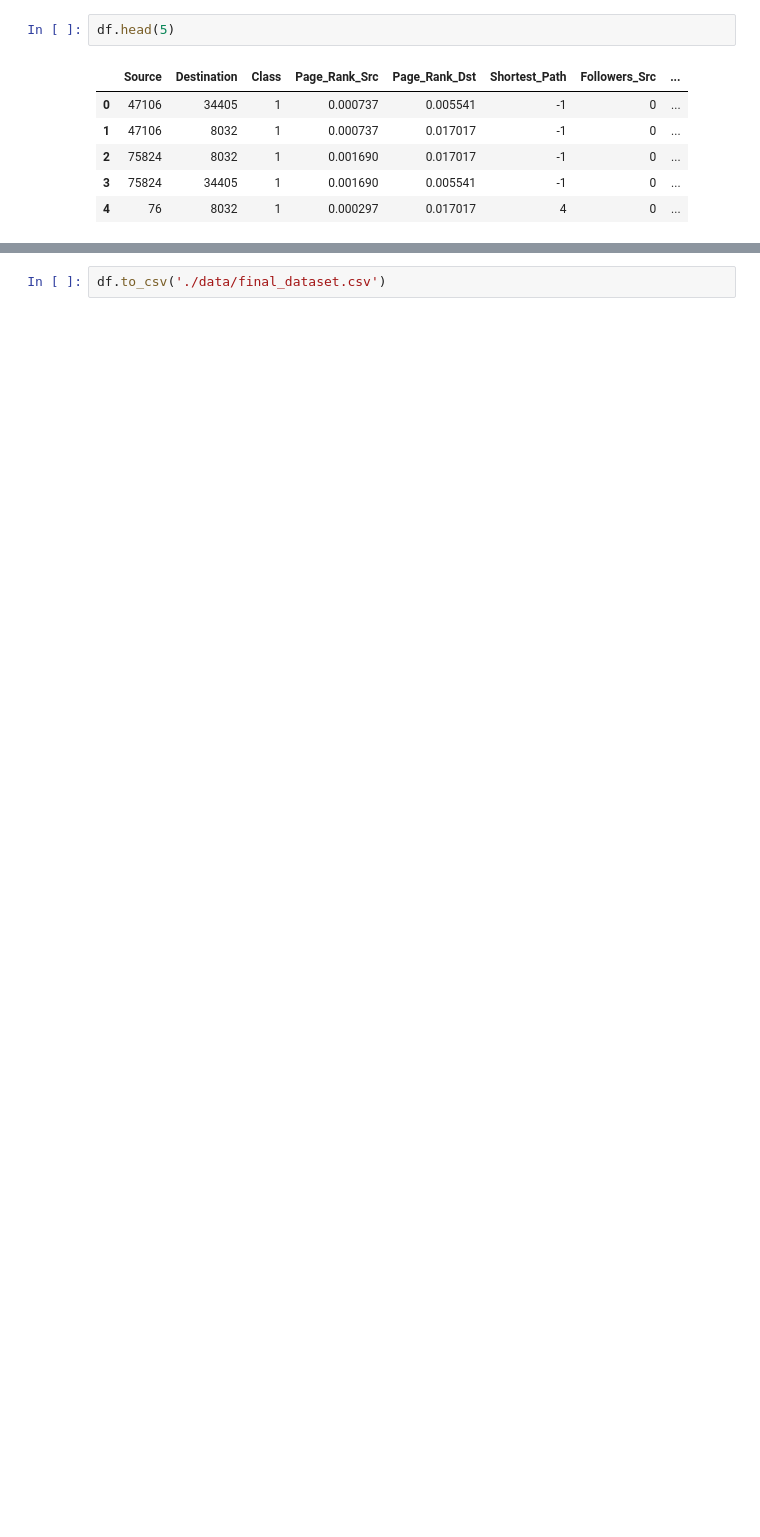
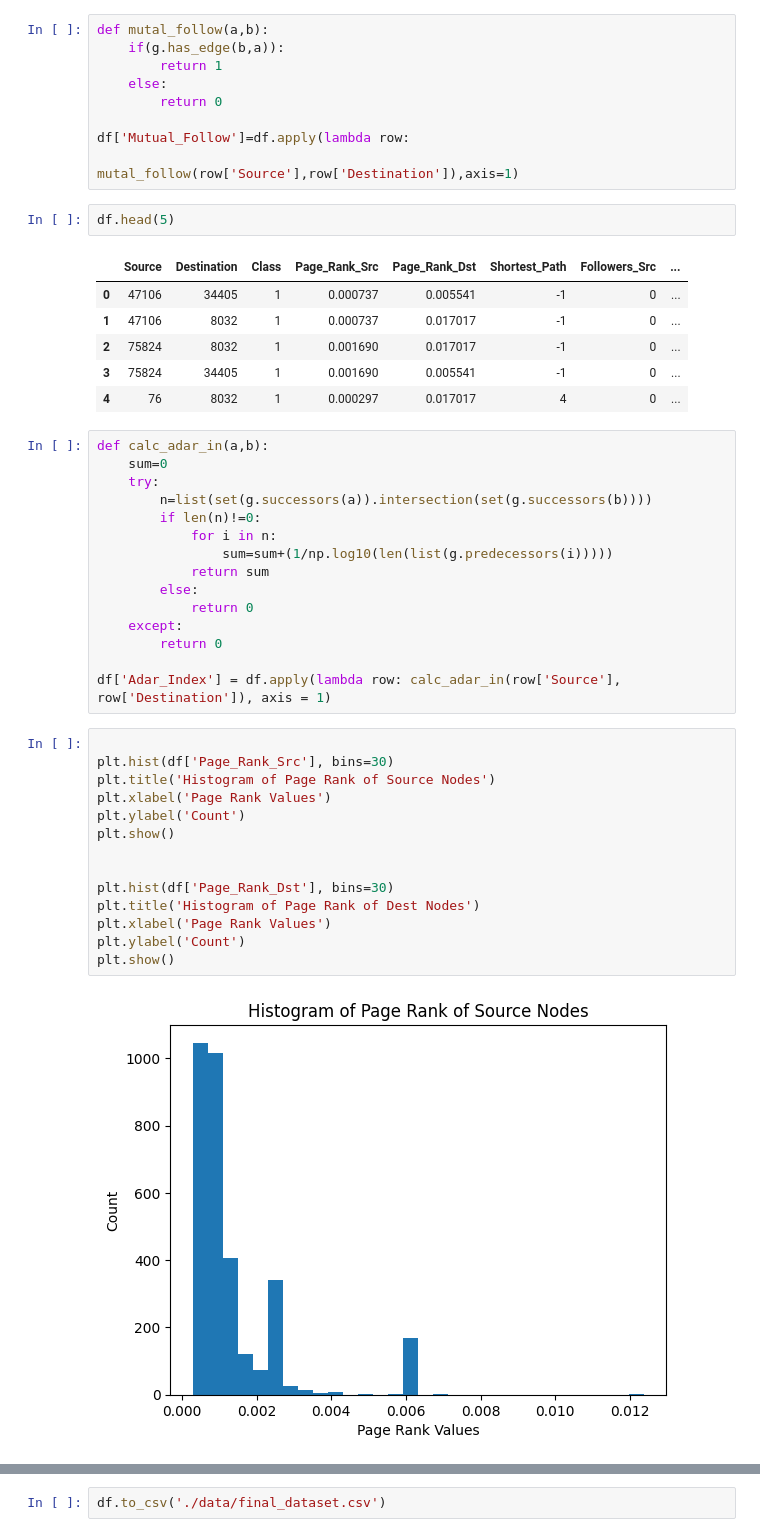
Before and after one commit to AnnXnyZ/18755Project, a Jupyter notebook: feature_extraction.ipynb, the cells around one changed output, grey strips where cells are left out. Saved outputs shown, nothing was run; the diff lists cells and outputs as text; blank space fills up the shorter version.

```diff
--- a/feature_extraction.ipynb
+++ b/feature_extraction.ipynb
@@ -69,6 +76,15 @@ df['Followers_Dst'] = followers_dst
 df['Followees_Dst'] = followees_dst
 df['Int_Followers'] = int_followers
 df['Int_Followees'] = int_followees
+# %%
+def mutal_follow(a,b):
+    if(g.has_edge(b,a)):
+        return 1
+    else:
+        return 0
+
+df['Mutual_Follow']=df.apply(lambda row:
+                           mutal_follow(row['Source'],row['Destination']),axis=1)
 # %%
 df.head(5)
 # %% [output]
@@ -78,3 +94,34 @@ df.head(5)
 | 2 | 75824 | 8032 | 1 | 0.001690 | 0.017017 | -1 | 0 | ... |
 | 3 | 75824 | 34405 | 1 | 0.001690 | 0.005541 | -1 | 0 | ... |
 | 4 | 76 | 8032 | 1 | 0.000297 | 0.017017 | 4 | 0 | ... |
+# %%
+def calc_adar_in(a,b):
+    sum=0
+    try:
+        n=list(set(g.successors(a)).intersection(set(g.successors(b))))
+        if len(n)!=0:
+            for i in n:
+                sum=sum+(1/np.log10(len(list(g.predecessors(i)))))
+            return sum
+        else:
+            return 0
+    except:
+        return 0
+
+df['Adar_Index'] = df.apply(lambda row: calc_adar_in(row['Source'], row['Destination']), axis = 1)
+# %%
+
+plt.hist(df['Page_Rank_Src'], bins=30)
+plt.title('Histogram of Page Rank of Source Nodes')
+plt.xlabel('Page Rank Values')
+plt.ylabel('Count')
+plt.show()
+
+
+plt.hist(df['Page_Rank_Dst'], bins=30)
+plt.title('Histogram of Page Rank of Dest Nodes')
+plt.xlabel('Page Rank Values')
+plt.ylabel('Count')
+plt.show()
+# %% [output]
+[figure, added]
```
Also changed, not shown: parts of 12 cells of this notebook, 2 other files.
